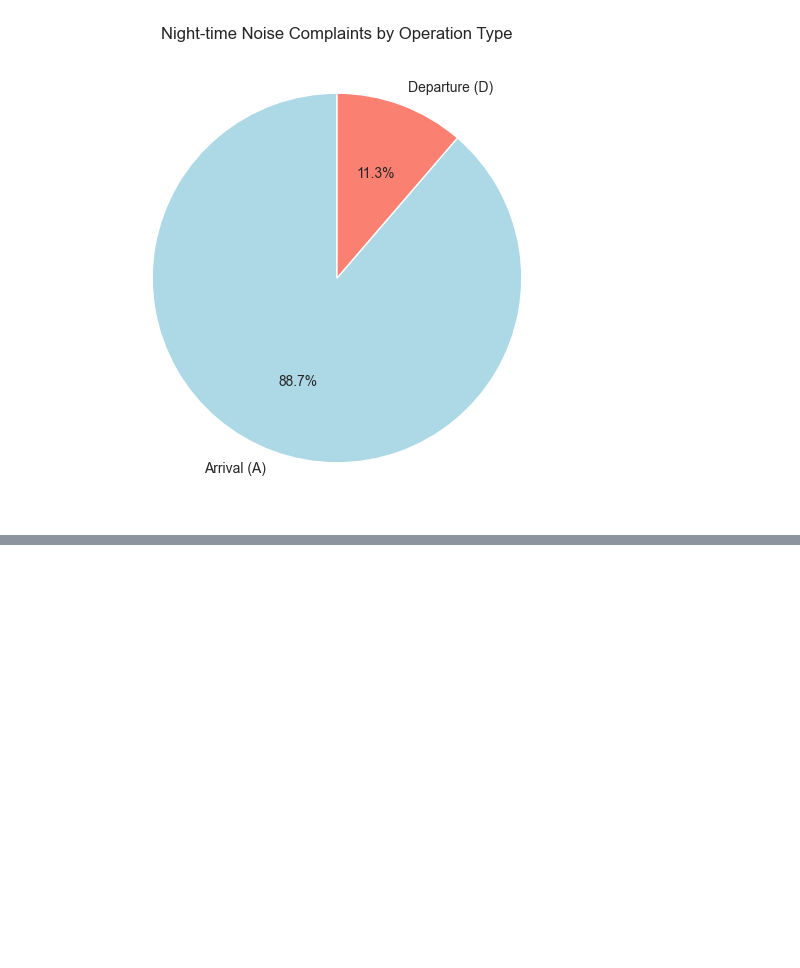
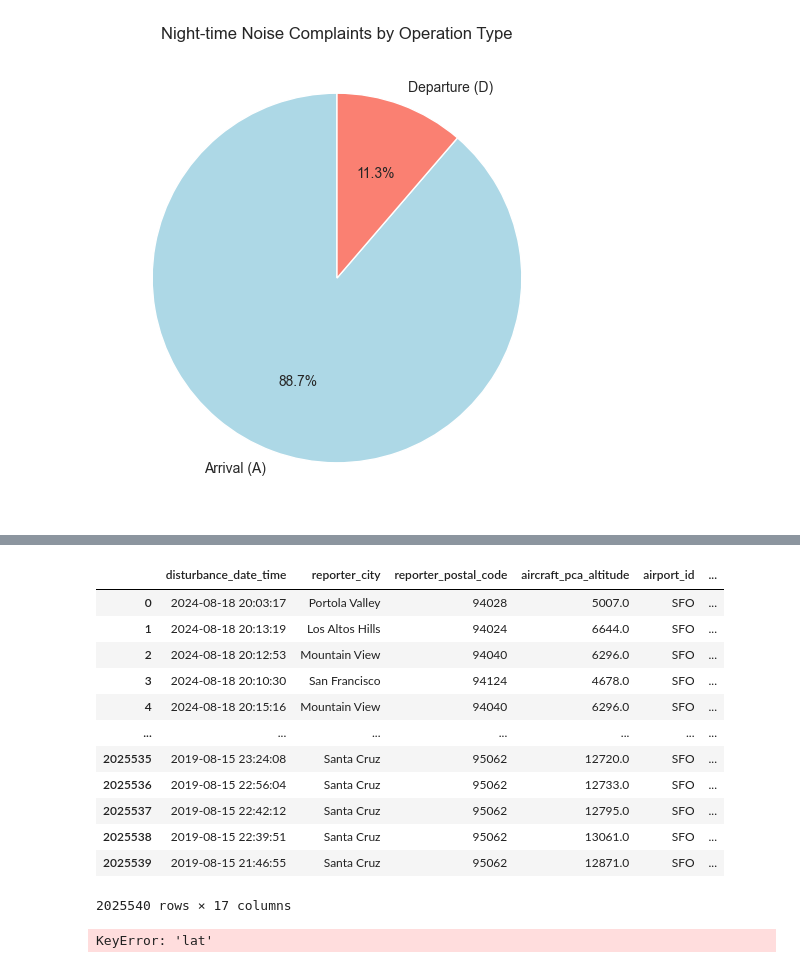
Before and after one commit to porhay007/SFO-Aircraft-Noise-Analysis---Group-Project-Data-5100, a Jupyter notebook: Code/Data_cleaning.ipynb, the cells around one changed output, grey strips where cells are left out. Drawn from its saved outputs; the diff is of its cells as text; code cells hidden in the pictures; blank space fills up the shorter version.

```diff
--- a/Code/Data_cleaning.ipynb
+++ b/Code/Data_cleaning.ipynb
@@ -423,0 +452,42 @@ plt.show()
+# %%
+from math import radians, cos, sin, asin, sqrt
+# Load ZIP lat/lon and population data
+zip_df = pd.read_csv("../data/uszips.csv")
+zip_df['zip'] = zip_df['zip'].astype(str).str.zfill(5)
+
+# Merge to include lat/lon and population
+df = df.merge(
+    zip_df[['zip','lat','lng','population']],
+    left_on='reporter_postal_code',
+    right_on='zip',
+    how='left'
+)
+# %%
+df
+# %% [output]
+|  | disturbance_date_time | reporter_city | reporter_postal_code | aircraft_pca_altitude | airport_id | ... |
+| 0 | 2024-08-18 20:03:17 | Portola Valley | 94028 | 5007.0 | SFO | ... |
+| 1 | 2024-08-18 20:13:19 | Los Altos Hills | 94024 | 6644.0 | SFO | ... |
+| 2 | 2024-08-18 20:12:53 | Mountain View | 94040 | 6296.0 | SFO | ... |
+| 3 | 2024-08-18 20:10:30 | San Francisco | 94124 | 4678.0 | SFO | ... |
+| 4 | 2024-08-18 20:15:16 | Mountain View | 94040 | 6296.0 | SFO | ... |
+| ... | ... | ... | ... | ... | ... | ... |
+| 2025535 | 2019-08-15 23:24:08 | Santa Cruz | 95062 | 12720.0 | SFO | ... |
+| 2025536 | 2019-08-15 22:56:04 | Santa Cruz | 95062 | 12733.0 | SFO | ... |
+| 2025537 | 2019-08-15 22:42:12 | Santa Cruz | 95062 | 12795.0 | SFO | ... |
+| 2025538 | 2019-08-15 22:39:51 | Santa Cruz | 95062 | 13061.0 | SFO | ... |
+| 2025539 | 2019-08-15 21:46:55 | Santa Cruz | 95062 | 12871.0 | SFO | ... |
+2025540 rows × 17 columns
+# %%
+def haversine(lat1, lon1, lat2=37.6213, lon2=-122.3790):
+    lon1, lat1, lon2, lat2 = map(radians, [lon1, lat1, lon2, lat2])
+    dlon = lon2 - lon1
+    dlat = lat2 - lat1
+    a = sin(dlat/2)**2 + cos(lat1) * cos(lat2) * sin(dlon/2)**2
+    c = 2 * asin(np.sqrt(a))
+    r = 6371
+    return c * r
+
+df['distance_to_sfo_km'] = df.apply(lambda x: haversine(x['lat'], x['lng']), axis=1)
+# %% [output]
+KeyError: 'lat'
```
Also changed, not shown: parts of 2 cells of this notebook, 2 other files.
